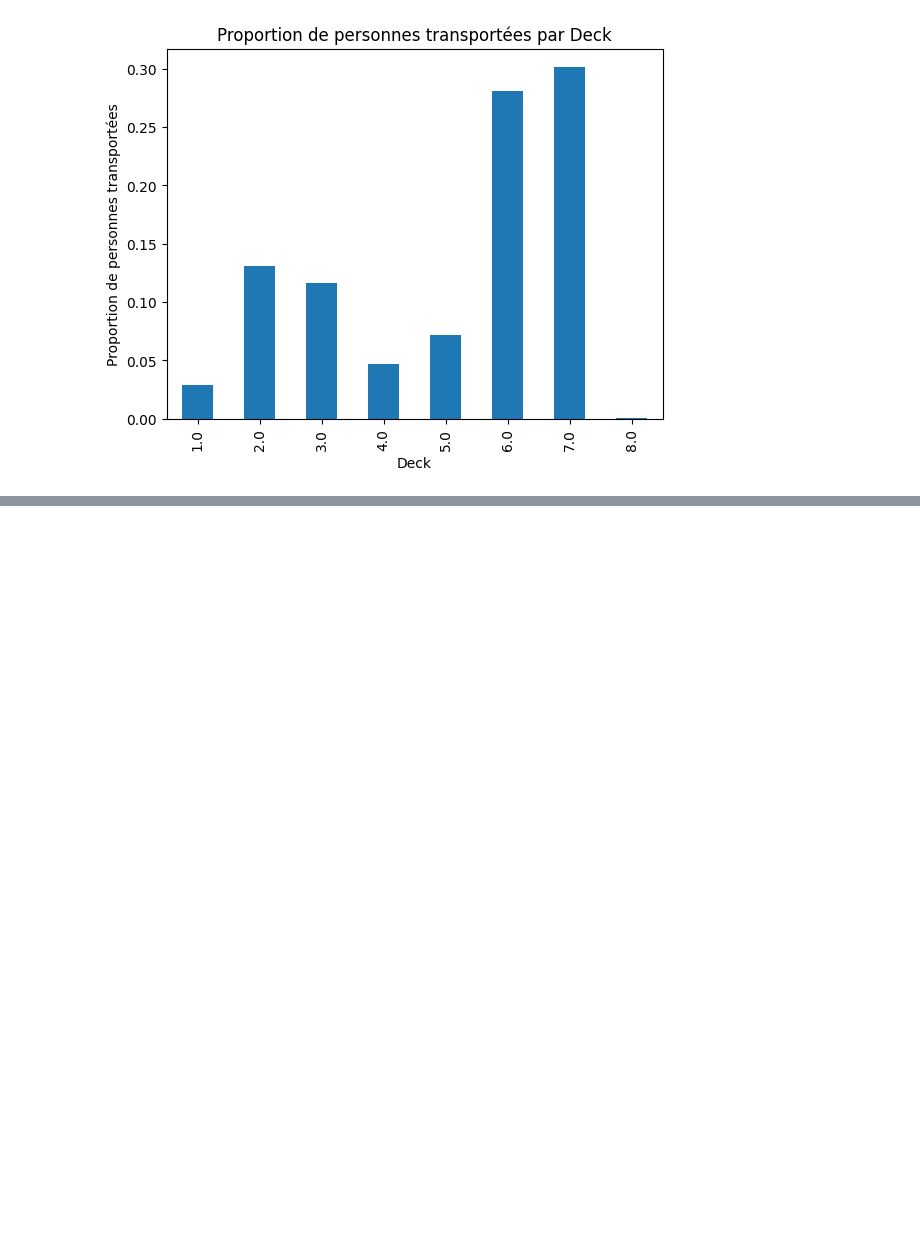
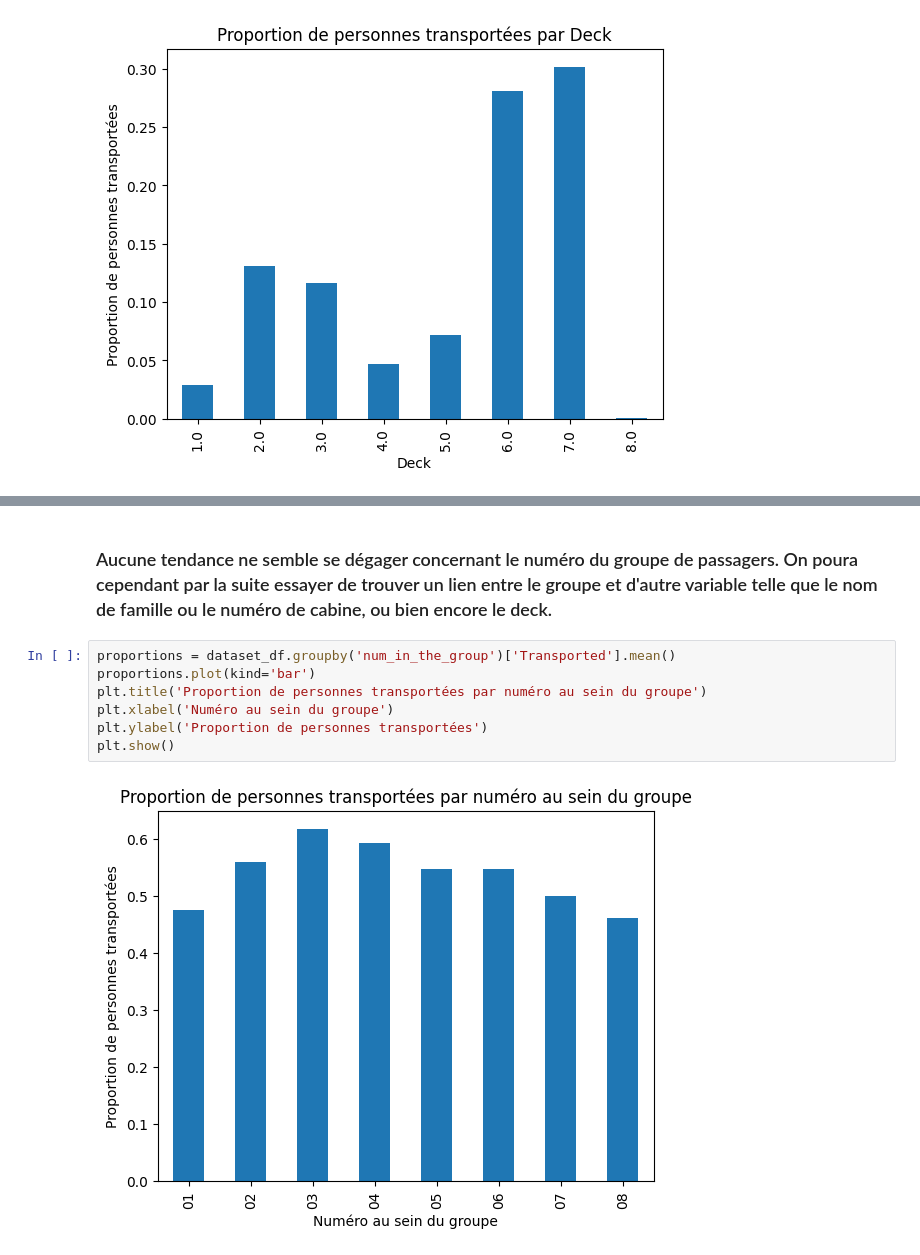
Before and after one commit to ColinAlAskA/Projet_ENSIIE_Apprentissage_Automatique, a Jupyter notebook: projet.ipynb, the cells around one changed output, grey strips where cells are left out. Cells and saved outputs as stored; diff of their text form; blank space fills up the shorter version.

```diff
--- a/projet.ipynb
+++ b/projet.ipynb
@@ -134,0 +143,11 @@ plt.show()
+# %% [markdown]
+<h3>Aucune tendance ne semble se dégager concernant le numéro du groupe de passagers. On poura cependant par la suite essayer de trouver un lien entre le groupe et d'autre variable telle que le nom de famille ou le numéro de cabine, ou bien encore le deck.</h3>
+# %%
+proportions = dataset_df.groupby('num_in_the_group')['Transported'].mean()
+proportions.plot(kind='bar')
+plt.title('Proportion de personnes transportées par numéro au sein du groupe')
+plt.xlabel('Numéro au sein du groupe')
+plt.ylabel('Proportion de personnes transportées')
+plt.show()
+# %% [output]
+[figure, added]
```
Also changed, not shown: parts of 12 cells of this notebook, 1 other file.
